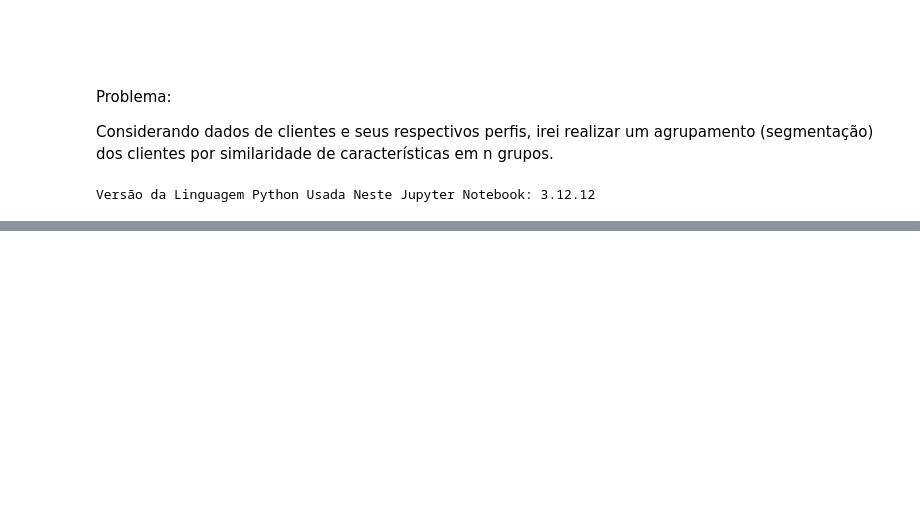
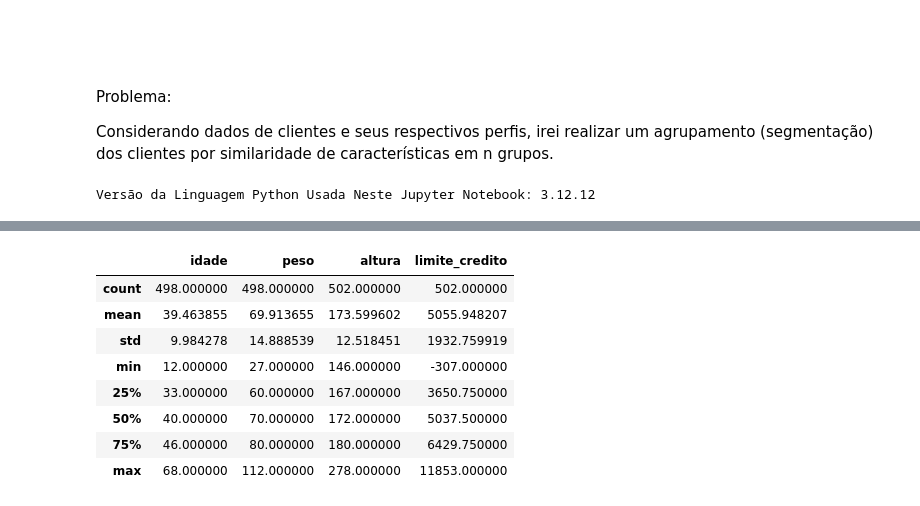
Before and after one commit to ennergarcia/customer_segmentation, a Jupyter notebook: Segmentacao_clientes.ipynb, the cells around one changed output, grey strips where cells are left out. Cells and saved outputs as stored; diff of their text form; code cells hidden in the pictures; blank space fills up the shorter version.

```diff
--- a/Segmentacao_clientes.ipynb
+++ b/Segmentacao_clientes.ipynb
@@ -20,0 +62,13 @@ from sklearn.metrics import silhouette_score
+# %%
+# Resumo estatístico
+df_custseg[['idade', 'peso', 'altura','limite_credito']].describe()
+# %% [output]
+|  | idade | peso | altura | limite_credito |
+| count | 498.000000 | 498.000000 | 502.000000 | 502.000000 |
+| mean | 39.463855 | 69.913655 | 173.599602 | 5055.948207 |
+| std | 9.984278 | 14.888539 | 12.518451 | 1932.759919 |
+| min | 12.000000 | 27.000000 | 146.000000 | -307.000000 |
+| 25% | 33.000000 | 60.000000 | 167.000000 | 3650.750000 |
+| 50% | 40.000000 | 70.000000 | 172.000000 | 5037.500000 |
+| 75% | 46.000000 | 80.000000 | 180.000000 | 6429.750000 |
+| max | 68.000000 | 112.000000 | 278.000000 | 11853.000000 |
```
Also changed, not shown: parts of 6 cells of this notebook.
